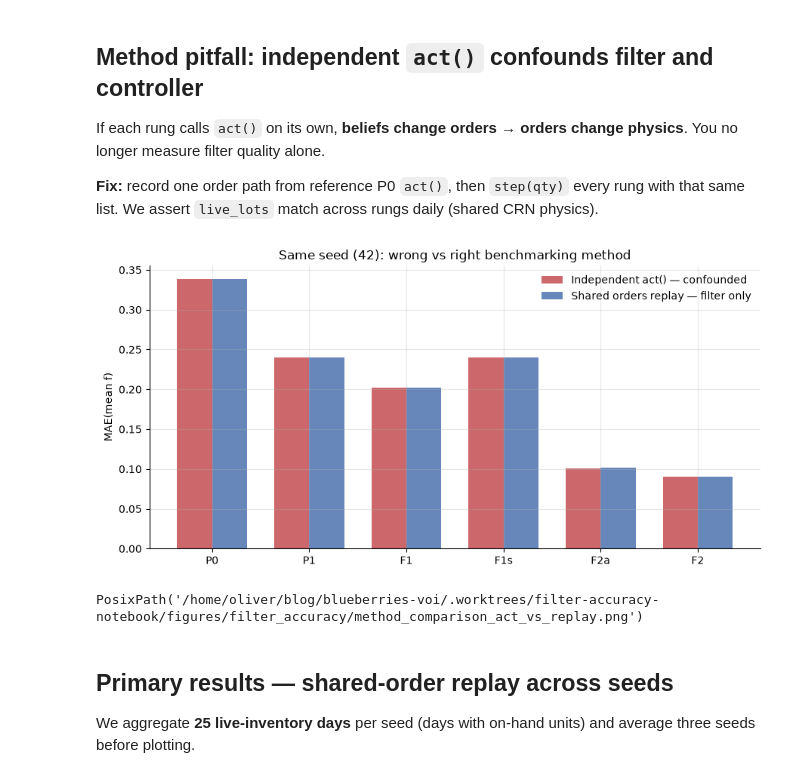
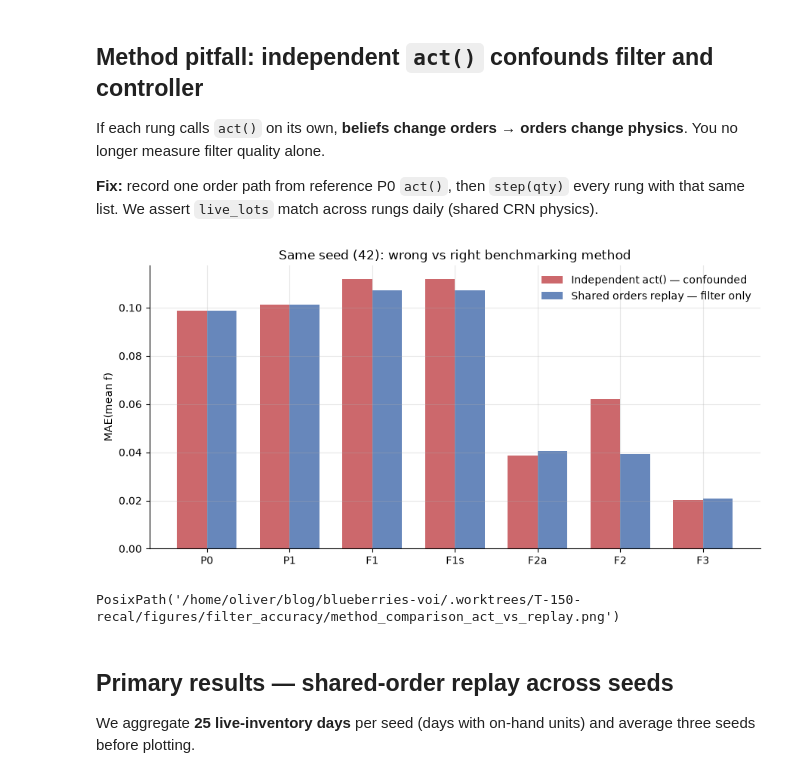
Before and after one commit to OliverEvans96/blueberries-voi, a Jupyter notebook: notebooks/13_filter_accuracy_knowledge_ladder.ipynb, the cells around one changed output. Cells and saved outputs as stored; diff of their text form; code cells hidden in the pictures.

Commit message:
T-150 (implementer): execute notebook 13 after damped_sw regen
Team-Role: implementer
Team-Ticket: T-150

```diff
--- a/notebooks/13_filter_accuracy_knowledge_ladder.ipynb
+++ b/notebooks/13_filter_accuracy_knowledge_ladder.ipynb
@@ -353,37 +347,36 @@ def act_only_mae(scenario: str, seed: int) -> float:
         row = day_accuracy(delta, int(delta["episode_day"]))
         if row is not None:
             errs.append(row.abs_f_err)
     return float(np.mean(errs)) if errs else float("nan")
 
 
 def plot_method_comparison(seed: int = PRIMARY_SEED) -> Path:
     act_mae = {sc: act_only_mae(sc, seed) for sc in LADDER_ORDER}
     orders, truth = record_reference_path(seed, "P0", N_DAYS)
     replay_mae = {
         sc: float(np.mean([d.abs_f_err for d in replay_scenario(sc, seed, orders, truth)]))
         for sc in LADDER_ORDER
     }
     fig, ax = plt.subplots(figsize=(9, 4.5))
     x = np.arange(len(LADDER_ORDER))
     w = 0.36
     ax.bar(x - w / 2, [act_mae[s] for s in LADDER_ORDER], w, label="Independent act() — confounded", color="#c44e52", alpha=0.85)
     ax.bar(x + w / 2, [replay_mae[s] for s in LADDER_ORDER], w, label="Shared orders replay — filter only", color="#4c72b0", alpha=0.85)
     ax.set_xticks(x, LADDER_ORDER)
     ax.set_ylabel("MAE(mean f)")
     ax.set_title(f"Same seed ({seed}): wrong vs right benchmarking method")
     ax.legend(frameon=False, loc="upper right")
     fig.tight_layout()
     out = FIG_DIR / "method_comparison_act_vs_replay.png"
     fig.savefig(out, dpi=150)
     plt.show()
     return out
 
 
-# T-150: skip local act-vs-replay grid. Figure kept as a method illustration.
-# plot_method_comparison()
+plot_method_comparison()
 # %% [output]
-[figure, old version]
+[figure, new version]
-PosixPath('/home/oliver/blog/blueberries-voi/.worktrees/filter-accuracy-notebook/figures/filter_accuracy/method_comparison_act_vs_replay.png')
+PosixPath('/home/oliver/blog/blueberries-voi/.worktrees/T-150-recal/figures/filter_accuracy/method_comparison_act_vs_replay.png')
 # %% [markdown]
 ## Primary results — shared-order replay across seeds
 
```
Also changed, not shown: parts of 15 cells of this notebook, 1 other file.
